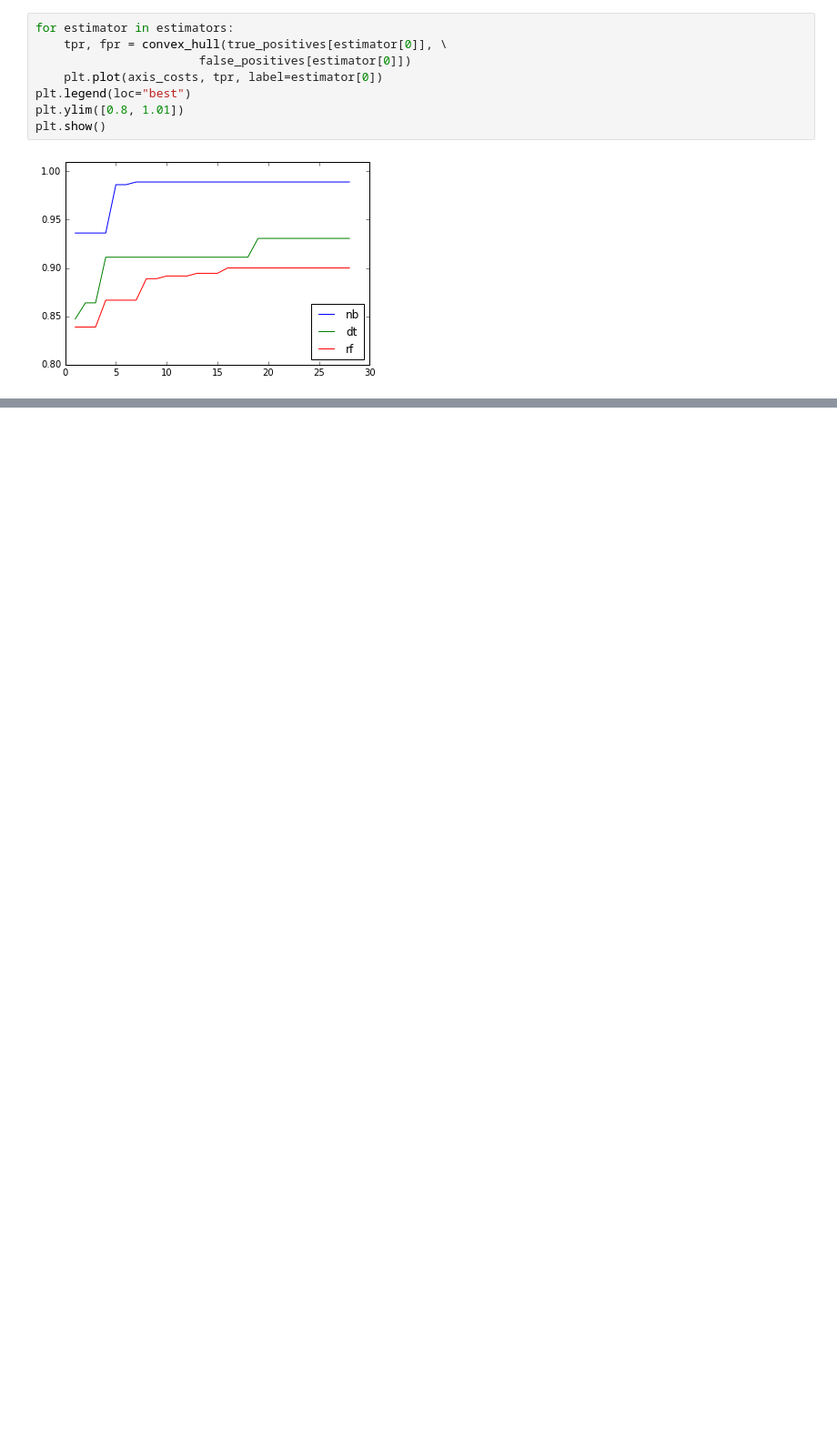
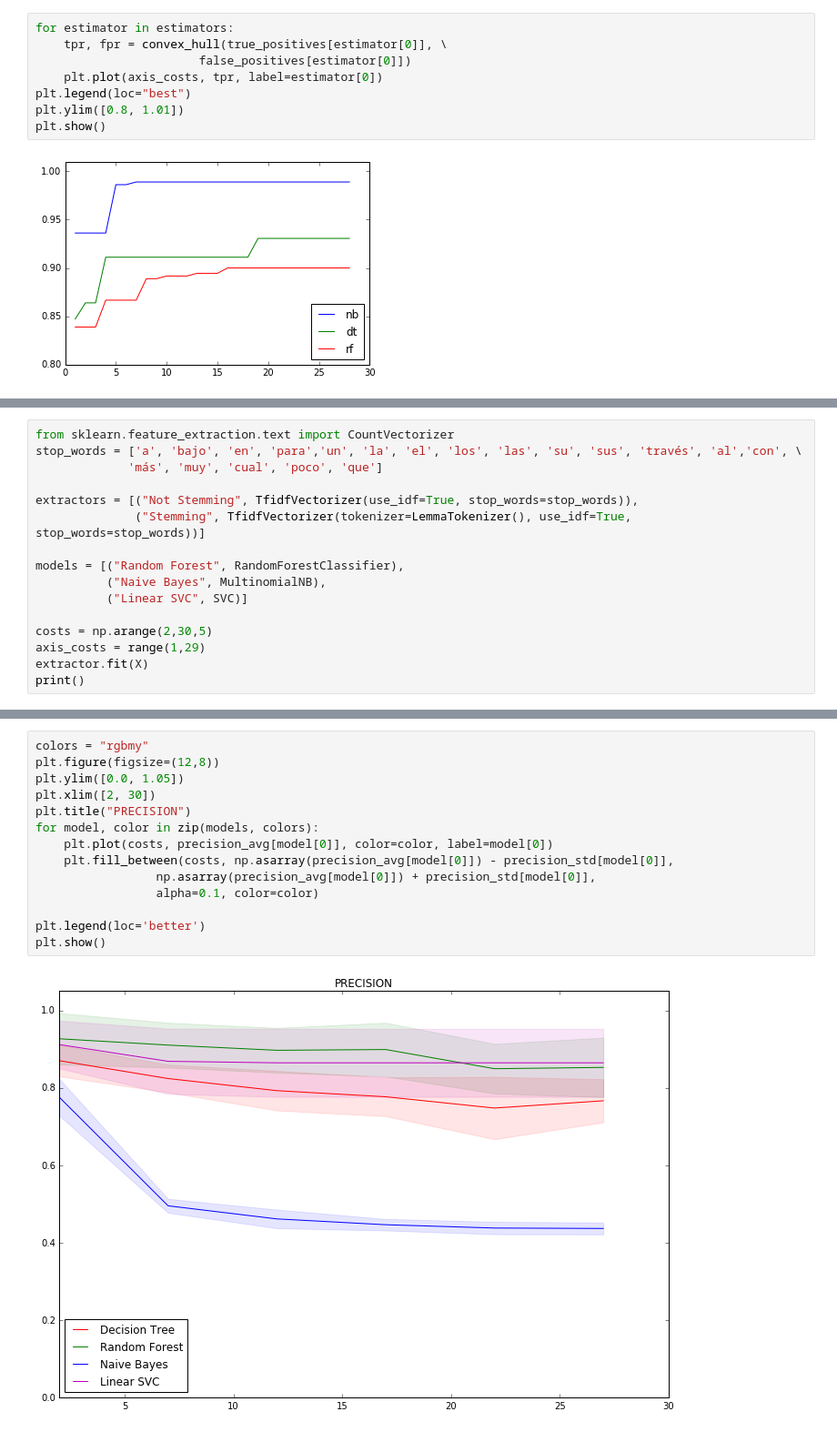
Before and after one commit to borjaeg/thete, a Jupyter notebook: Paper Discards.ipynb, the cells around one changed output, grey strips where cells are left out. Shown at 91% size. Saved outputs shown, nothing was run; the diff lists cells and outputs as text; blank space fills up the shorter version.

```diff
--- a/Paper Discards.ipynb
+++ b/Paper Discards.ipynb
@@ -739,0 +768,16 @@ plt.show()
+# %%
+from sklearn.feature_extraction.text import CountVectorizer
+stop_words = ['a', 'bajo', 'en', 'para','un', 'la', 'el', 'los', 'las', 'su', 'sus', 'través', 'al','con', \
+             'más', 'muy', 'cual', 'poco', 'que']
+
+extractors = [("Not Stemming", TfidfVectorizer(use_idf=True, stop_words=stop_words)),
+              ("Stemming", TfidfVectorizer(tokenizer=LemmaTokenizer(), use_idf=True, stop_words=stop_words))]
+
+models = [("Random Forest", RandomForestClassifier),
+          ("Naive Bayes", MultinomialNB),
+          ("Linear SVC", SVC)]
+
+costs = np.arange(2,30,5)
+axis_costs = range(1,29)
+extractor.fit(X)
+print()
@@ -739,0 +850,16 @@ plt.show()
+# %%
+colors = "rgbmy"
+plt.figure(figsize=(12,8))
+plt.ylim([0.0, 1.05])
+plt.xlim([2, 30])
+plt.title("PRECISION")
+for model, color in zip(models, colors):
+    plt.plot(costs, precision_avg[model[0]], color=color, label=model[0])
+    plt.fill_between(costs, np.asarray(precision_avg[model[0]]) - precision_std[model[0]],
+                 np.asarray(precision_avg[model[0]]) + precision_std[model[0]],
+                 alpha=0.1, color=color)
+
+plt.legend(loc='better')
+plt.show()
+# %% [output]
+[figure, added]
```
Also changed, not shown: parts of 7 cells of this notebook, 1 other file.
